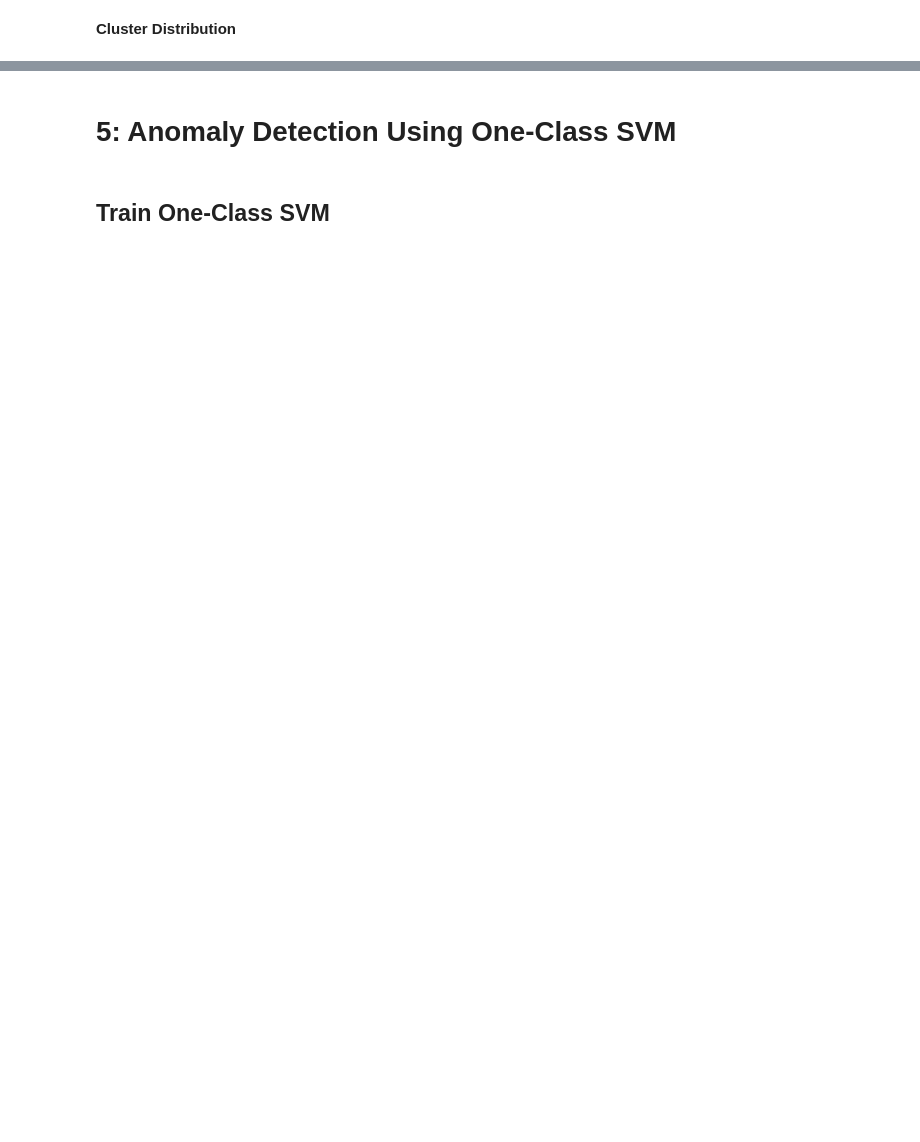
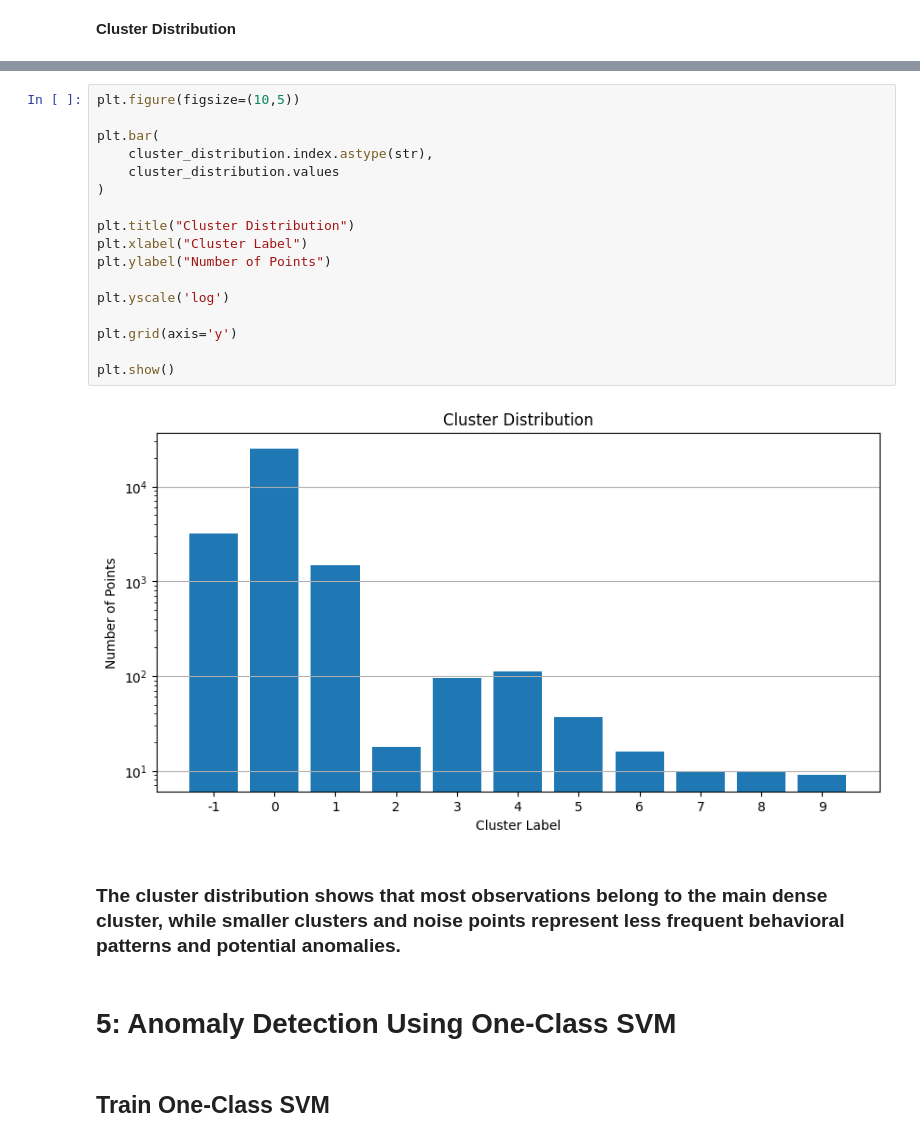
Before and after one commit to DOHA-BASEM3/FINAL-PROJECT, a Jupyter notebook: Ghena_Preprocessing_PCA_tSNE.ipynb, the cells around one changed output, grey strips where cells are left out. Cells and saved outputs as stored; diff of their text form; blank space fills up the shorter version.

```diff
--- a/Ghena_Preprocessing_PCA_tSNE.ipynb
+++ b/Ghena_Preprocessing_PCA_tSNE.ipynb
@@ -348,3 +595,24 @@ print('✅ Saved for team!')
+# %%
+plt.figure(figsize=(10,5))
+
+plt.bar(
+    cluster_distribution.index.astype(str),
+    cluster_distribution.values
+)
+
+plt.title("Cluster Distribution")
+plt.xlabel("Cluster Label")
+plt.ylabel("Number of Points")
+
+plt.yscale('log')
+
+plt.grid(axis='y')
+
+plt.show()
+# %% [output]
+[figure, added]
+# %% [markdown]
+### The cluster distribution shows that most observations belong to the main dense cluster, while smaller clusters and noise points represent less frequent behavioral patterns and potential anomalies.
 # %% [markdown]
 # **5: Anomaly Detection Using One-Class SVM**
 # %% [markdown]
```
Also changed, not shown: parts of 28 cells of this notebook.
